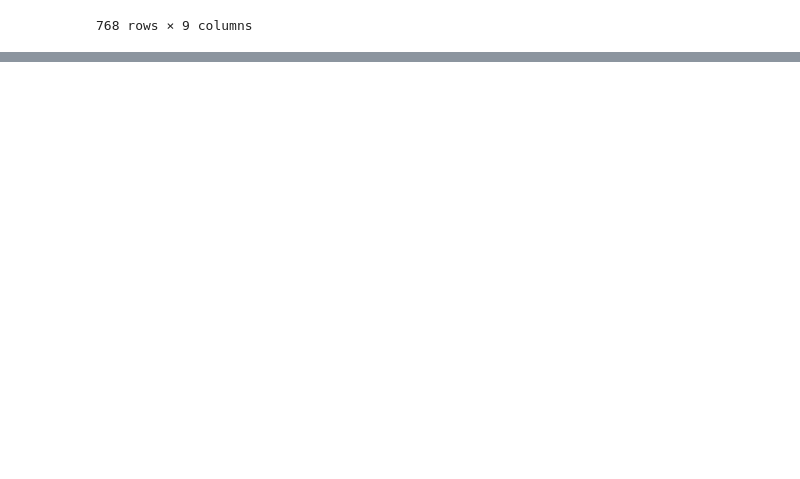
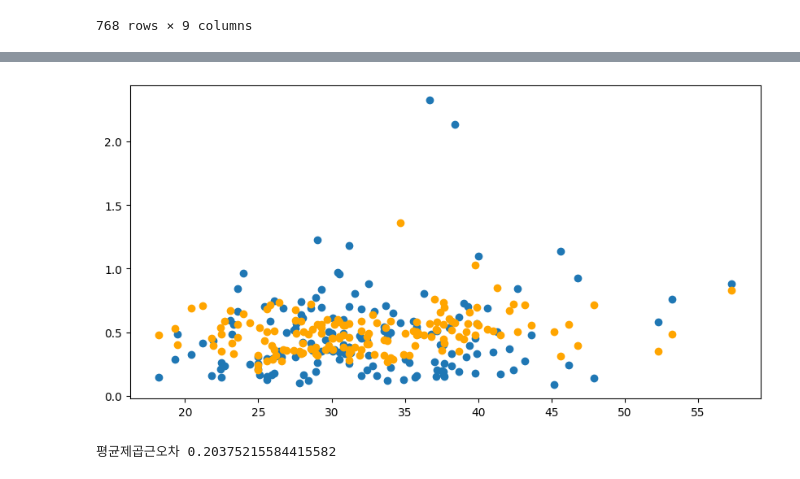
Before and after one commit to escapingLife/mashinePrograming, a Jupyter notebook: 2주차/diabetes_noOutcome.ipynb, the cells around one changed output, grey strips where cells are left out. Drawn from its saved outputs; the diff is of its cells as text; code cells hidden in the pictures; blank space fills up the shorter version.

```diff
--- a/2주차/diabetes_noOutcome.ipynb
+++ b/2주차/diabetes_noOutcome.ipynb
@@ -81,0 +135,20 @@ Linear Regression : 52.2406
+# %%
+plt.figure(figsize=(10,5))
+plt.scatter(X_test['BMI'], y_test, label='y_test')
+plt.scatter(X_test['BMI'], ry_preds, c='orange', label='ry_preds')
+
+plt.show()
+# %% [output]
+[figure, added]
+# %%
+from sklearn.tree import DecisionTreeRegressor
+
+model = DecisionTreeRegressor()
+model.fit(X_train, y_train)
+
+from sklearn.metrics import mean_squared_error
+
+dy_preds = model.predict(X_test)
+print('평균제곱근오차', mean_squared_error(dy_preds, y_test))
+# %% [output]
+평균제곱근오차 0.20375215584415582
```
Also changed, not shown: parts of 14 cells of this notebook.
